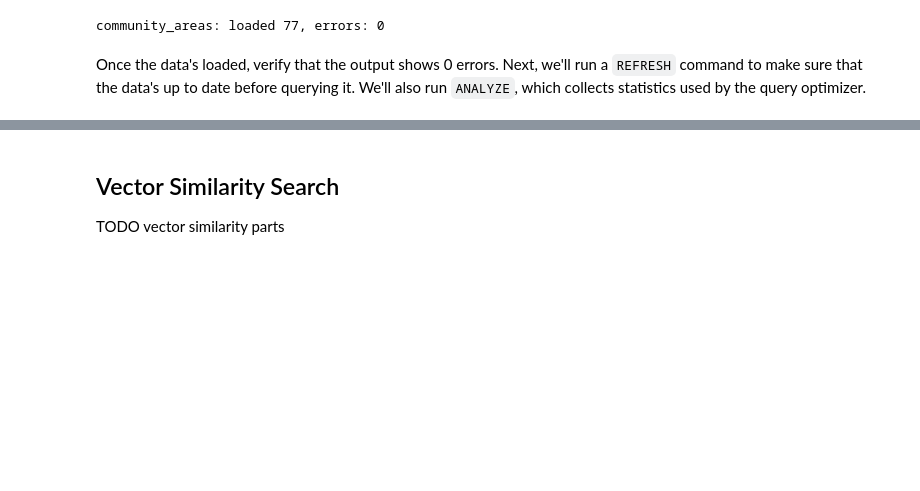
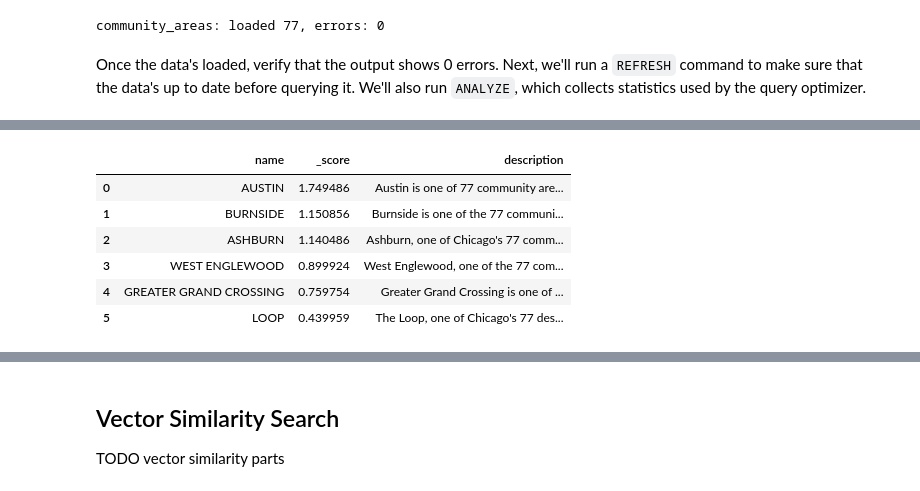
Before and after one commit to crate/academy-fundamentals-course, a Jupyter notebook: notebooks/search/full_text_and_vector_search.ipynb, the cells around one changed output, grey strips where cells are left out. Drawn from its saved outputs; the diff is of its cells as text; code cells hidden in the pictures; blank space fills up the shorter version.

```diff
--- a/notebooks/search/full_text_and_vector_search.ipynb
+++ b/notebooks/search/full_text_and_vector_search.ipynb
@@ -112,0 +135,18 @@ TODO full text search parts
+# %%
+query = """
+SELECT name, _score, details['description'] as description
+FROM community_areas
+WHERE match(details['description'], 'railway')
+ORDER BY _score DESC;
+"""
+
+df = pd.read_sql(query, CONNECTION_STRING)
+df
+# %% [output]
+|  | name | _score | description |
+| 0 | AUSTIN | 1.749486 | Austin is one of 77 community are... |
+| 1 | BURNSIDE | 1.150856 | Burnside is one of the 77 communi... |
+| 2 | ASHBURN | 1.140486 | Ashburn, one of Chicago's 77 comm... |
+| 3 | WEST ENGLEWOOD | 0.899924 | West Englewood, one of the 77 com... |
+| 4 | GREATER GRAND CROSSING | 0.759754 | Greater Grand Crossing is one of ... |
+| 5 | LOOP | 0.439959 | The Loop, one of Chicago's 77 des... |
```
Also changed, not shown: parts of 26 cells of this notebook.
